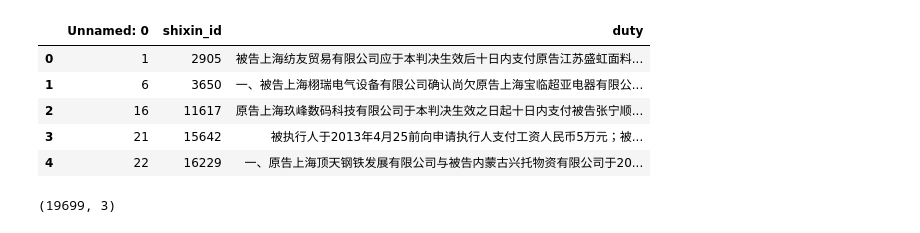
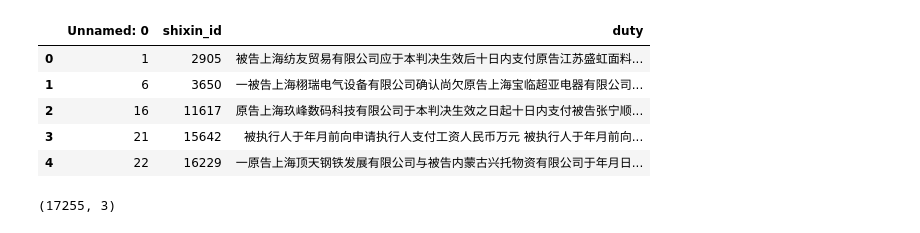
Before and after one commit to JunjieLeiCoe/SCS-blacklisting-working-paper, a Jupyter notebook: code/May6/DataViz_lda.ipynb, the cells around one changed output. Cells and saved outputs as stored; diff of their text form; code cells hidden in the pictures.

```diff
--- a/code/May6/DataViz_lda.ipynb
+++ b/code/May6/DataViz_lda.ipynb
@@ -2,17 +2,17 @@
 import numpy as np
 import pandas as pd
 # %%
-df = pd.read_csv("../../data/corp_text.csv")
+df = pd.read_csv("../../data/duty_textClean.csv")
 df.head(5)
 # %% [output]
 |  | Unnamed: 0 | shixin_id | duty |
 | 0 | 1 | 2905 | 被告上海纺友贸易有限公司应于本判决生效后十日内支付原告江苏盛虹面料... |
-| 1 | 6 | 3650 | 一、被告上海栩瑞电气设备有限公司确认尚欠原告上海宝临超亚电器有限公... |
+| 1 | 6 | 3650 | 一被告上海栩瑞电气设备有限公司确认尚欠原告上海宝临超亚电器有限公司... |
 | 2 | 16 | 11617 | 原告上海玖峰数码科技有限公司于本判决生效之日起十日内支付被告张宁顺... |
-| 3 | 21 | 15642 | 被执行人于2013年4月25前向申请执行人支付工资人民币5万元；被... |
-| 4 | 22 | 16229 | 一、原告上海顶天钢铁发展有限公司与被告内蒙古兴托物资有限公司于20... |
+| 3 | 21 | 15642 | 被执行人于年月前向申请执行人支付工资人民币万元 被执行人于年月前向... |
+| 4 | 22 | 16229 | 一原告上海顶天钢铁发展有限公司与被告内蒙古兴托物资有限公司于年月日... |
 # %%
 df.shape
 # %% [output]
-(19699, 3)
+(17255, 3)
 # %%
```
Also changed, not shown: parts of 14 cells of this notebook, 2 other files.
